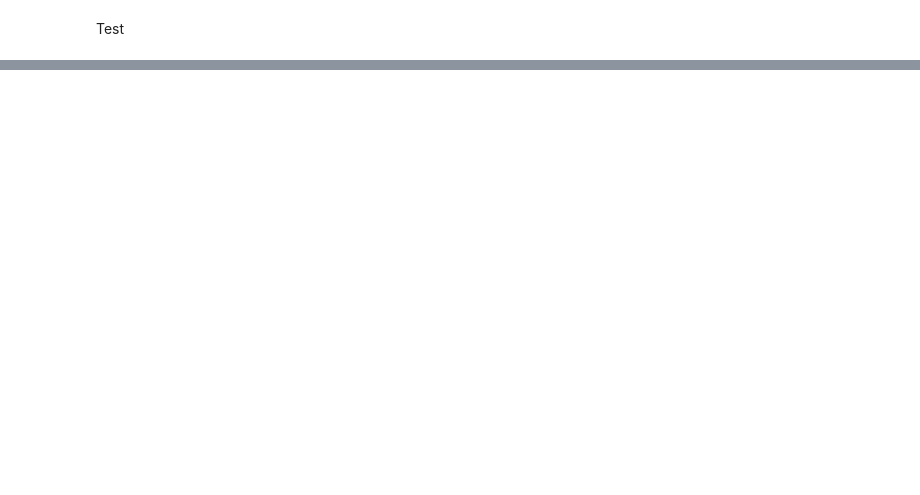
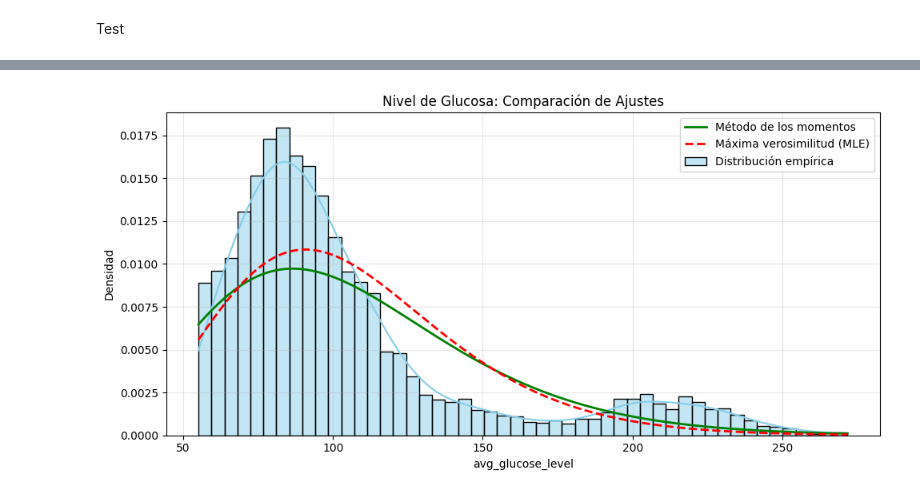
Before and after one commit to champagne-gabo/proyecto-inf280, a Jupyter notebook: notebook final.ipynb, the cells around one changed output, grey strips where cells are left out. Saved outputs shown, nothing was run; the diff lists cells and outputs as text; code cells hidden in the pictures; blank space fills up the shorter version.

```diff
--- a/notebook final.ipynb
+++ b/notebook final.ipynb
@@ -1173,0 +1179,10 @@ plt.show()
+# %%
+#Estimación máximo verosímilitud de la glucosa (Distribución Gamma):
+from scipy.stats import gamma
+
+glucosa = df['avg_glucose_level'].dropna()
+
+# Ajuste con loc=0
+a_mle, loc_mle, scale_mle = gamma.fit(glucosa, floc=0)
+
+print(f"Glucosa ~ Gamma(alpha= {a_mle:.2f}, beta = {scale_mle:.2f})")
@@ -1173,0 +1287,35 @@ plt.show()
+# %%
+# 1. Preparar datos
+glucosa = df['avg_glucose_level'].dropna()
+
+# 2. Método de los momentos
+alpha_mom = alpha_mm
+beta_mom = theta_mm
+
+# 3. Máxima verosimilitud (MLE)
+alpha_mle = a_mle
+loc_mle = loc_mle
+beta_mle = scale_mle
+
+# 4. Rango de valores para evaluar las funciones
+x = np.linspace(glucosa.min(), glucosa.max(), 1000)
+
+# 5. FDP teóricas
+pdf_mom = gamma.pdf(x, a=alpha_mom, scale=beta_mom)
+pdf_mle = gamma.pdf(x, a=alpha_mle, scale=beta_mle)
+
+# 6. Gráfico
+plt.figure(figsize=(10, 5))
+sns.histplot(glucosa, stat='density', bins=50, kde=True, label='Distribución empírica', color='skyblue', alpha=0.5)
+plt.plot(x, pdf_mom, label=f'Método de los momentos', color='green', linewidth=2)
+plt.plot(x, pdf_mle, label=f'Máxima verosimilitud (MLE)', color='red', linestyle='--', linewidth=2)
+
+plt.title("Nivel de Glucosa: Comparación de Ajustes")
+plt.xlabel("avg_glucose_level")
+plt.ylabel("Densidad")
+plt.legend()
+plt.grid(alpha=0.3)
+plt.tight_layout()
+plt.show()
+# %% [output]
+[figure, added]
```
Also changed, not shown: parts of 26 cells of this notebook.
